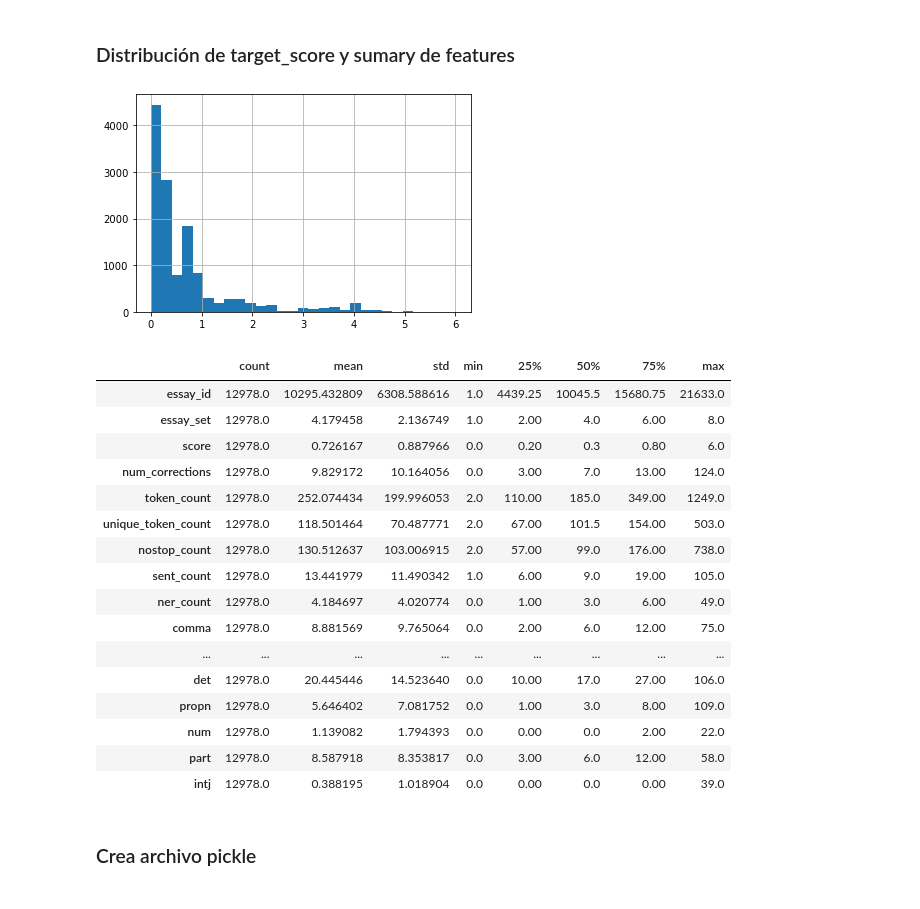
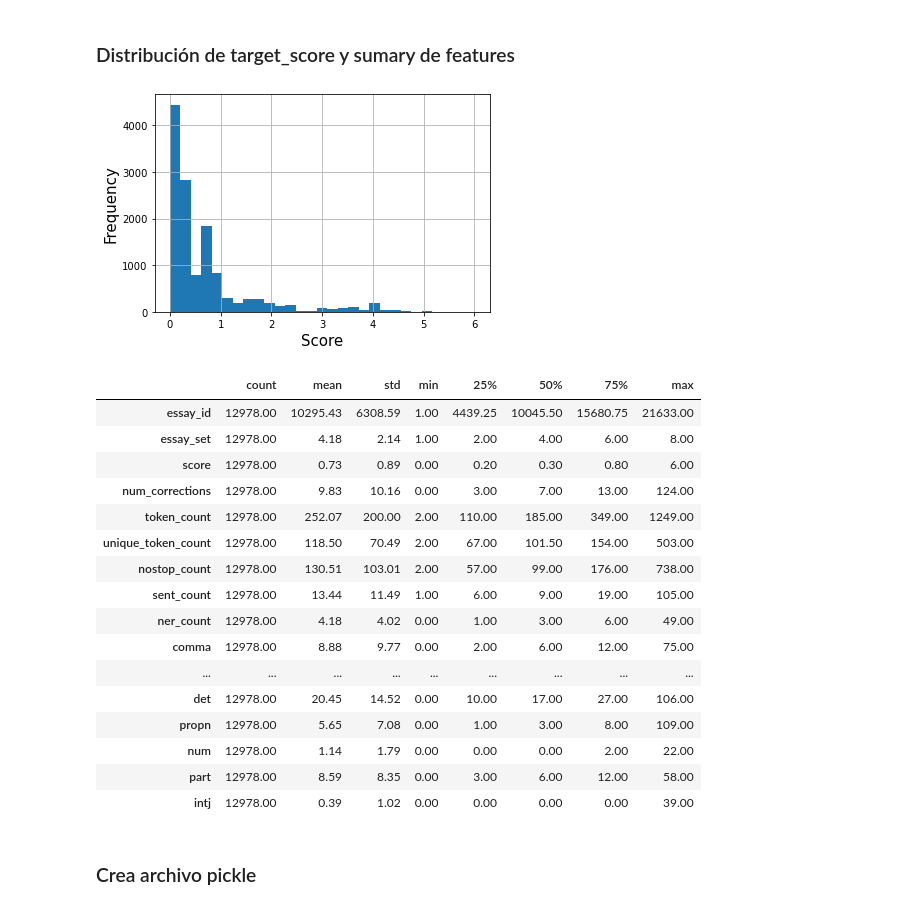
Before and after one commit to AprendizajeProfundo/BERTAS, a Jupyter notebook: Notebooks/05_Scoring_Model_FastText.ipynb, the cells around one changed output. Drawn from its saved outputs; the diff is of its cells as text; code cells hidden in the pictures.

```diff
--- a/Notebooks/05_Scoring_Model_FastText.ipynb
+++ b/Notebooks/05_Scoring_Model_FastText.ipynb
@@ -441,30 +445,32 @@ predictors = [  'num_corrections',
 # %%
 import matplotlib.pyplot as plt
 datos['score'].hist(bins=29)
+plt.xlabel('Score',fontsize=15)
+plt.ylabel('Frequency',fontsize=15)
 plt.savefig('../Imagenes/scores_distribution.png')
 plt.show()
 # %% [output]
-[figure, old version]
+[figure, new version]
 # %%
-datos.describe().T
+datos.describe().applymap("{0:.2f}".format).T
 # %% [output]
 |  | count | mean | std | min | 25% | 50% | 75% | max |
-| essay_id | 12978.0 | 10295.432809 | 6308.588616 | 1.0 | 4439.25 | 10045.5 | 15680.75 | 21633.0 |
-| essay_set | 12978.0 | 4.179458 | 2.136749 | 1.0 | 2.00 | 4.0 | 6.00 | 8.0 |
-| score | 12978.0 | 0.726167 | 0.887966 | 0.0 | 0.20 | 0.3 | 0.80 | 6.0 |
-| num_corrections | 12978.0 | 9.829172 | 10.164056 | 0.0 | 3.00 | 7.0 | 13.00 | 124.0 |
-| token_count | 12978.0 | 252.074434 | 199.996053 | 2.0 | 110.00 | 185.0 | 349.00 | 1249.0 |
-| unique_token_count | 12978.0 | 118.501464 | 70.487771 | 2.0 | 67.00 | 101.5 | 154.00 | 503.0 |
-| nostop_count | 12978.0 | 130.512637 | 103.006915 | 2.0 | 57.00 | 99.0 | 176.00 | 738.0 |
-| sent_count | 12978.0 | 13.441979 | 11.490342 | 1.0 | 6.00 | 9.0 | 19.00 | 105.0 |
-| ner_count | 12978.0 | 4.184697 | 4.020774 | 0.0 | 1.00 | 3.0 | 6.00 | 49.0 |
-| comma | 12978.0 | 8.881569 | 9.765064 | 0.0 | 2.00 | 6.0 | 12.00 | 75.0 |
+| essay_id | 12978.00 | 10295.43 | 6308.59 | 1.00 | 4439.25 | 10045.50 | 15680.75 | 21633.00 |
+| essay_set | 12978.00 | 4.18 | 2.14 | 1.00 | 2.00 | 4.00 | 6.00 | 8.00 |
+| score | 12978.00 | 0.73 | 0.89 | 0.00 | 0.20 | 0.30 | 0.80 | 6.00 |
+| num_corrections | 12978.00 | 9.83 | 10.16 | 0.00 | 3.00 | 7.00 | 13.00 | 124.00 |
+| token_count | 12978.00 | 252.07 | 200.00 | 2.00 | 110.00 | 185.00 | 349.00 | 1249.00 |
+| unique_token_count | 12978.00 | 118.50 | 70.49 | 2.00 | 67.00 | 101.50 | 154.00 | 503.00 |
+| nostop_count | 12978.00 | 130.51 | 103.01 | 2.00 | 57.00 | 99.00 | 176.00 | 738.00 |
+| sent_count | 12978.00 | 13.44 | 11.49 | 1.00 | 6.00 | 9.00 | 19.00 | 105.00 |
+| ner_count | 12978.00 | 4.18 | 4.02 | 0.00 | 1.00 | 3.00 | 6.00 | 49.00 |
+| comma | 12978.00 | 8.88 | 9.77 | 0.00 | 2.00 | 6.00 | 12.00 | 75.00 |
 | ... | ... | ... | ... | ... | ... | ... | ... | ... |
-| det | 12978.0 | 20.445446 | 14.523640 | 0.0 | 10.00 | 17.0 | 27.00 | 106.0 |
-| propn | 12978.0 | 5.646402 | 7.081752 | 0.0 | 1.00 | 3.0 | 8.00 | 109.0 |
-| num | 12978.0 | 1.139082 | 1.794393 | 0.0 | 0.00 | 0.0 | 2.00 | 22.0 |
-| part | 12978.0 | 8.587918 | 8.353817 | 0.0 | 3.00 | 6.0 | 12.00 | 58.0 |
-| intj | 12978.0 | 0.388195 | 1.018904 | 0.0 | 0.00 | 0.0 | 0.00 | 39.0 |
+| det | 12978.00 | 20.45 | 14.52 | 0.00 | 10.00 | 17.00 | 27.00 | 106.00 |
+| propn | 12978.00 | 5.65 | 7.08 | 0.00 | 1.00 | 3.00 | 8.00 | 109.00 |
+| num | 12978.00 | 1.14 | 1.79 | 0.00 | 0.00 | 0.00 | 2.00 | 22.00 |
+| part | 12978.00 | 8.59 | 8.35 | 0.00 | 3.00 | 6.00 | 12.00 | 58.00 |
+| intj | 12978.00 | 0.39 | 1.02 | 0.00 | 0.00 | 0.00 | 0.00 | 39.00 |
 # %% [markdown]
 ### Crea archivo pickle
 # %%
```
Also changed, not shown: parts of 103 cells of this notebook.
